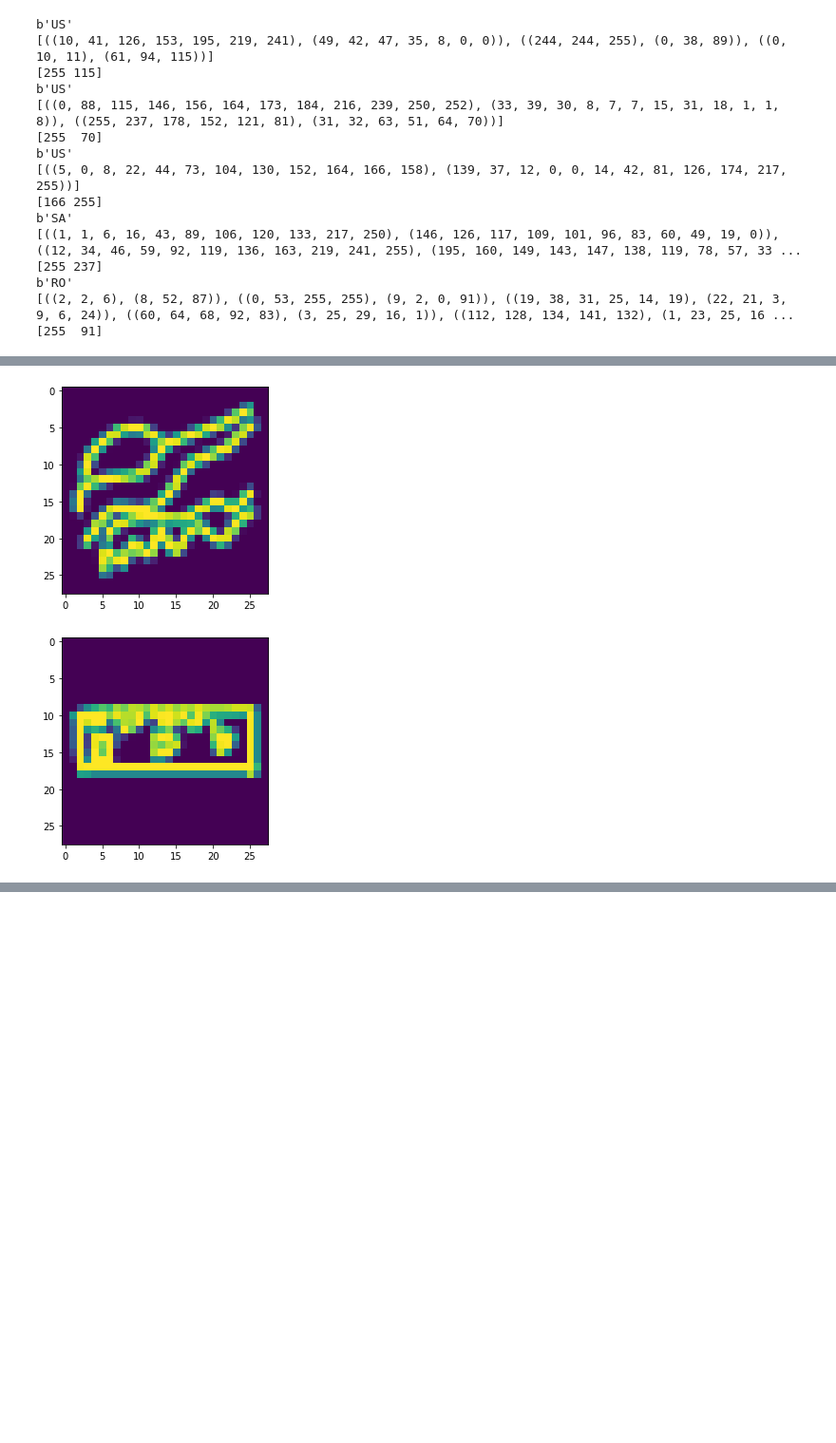
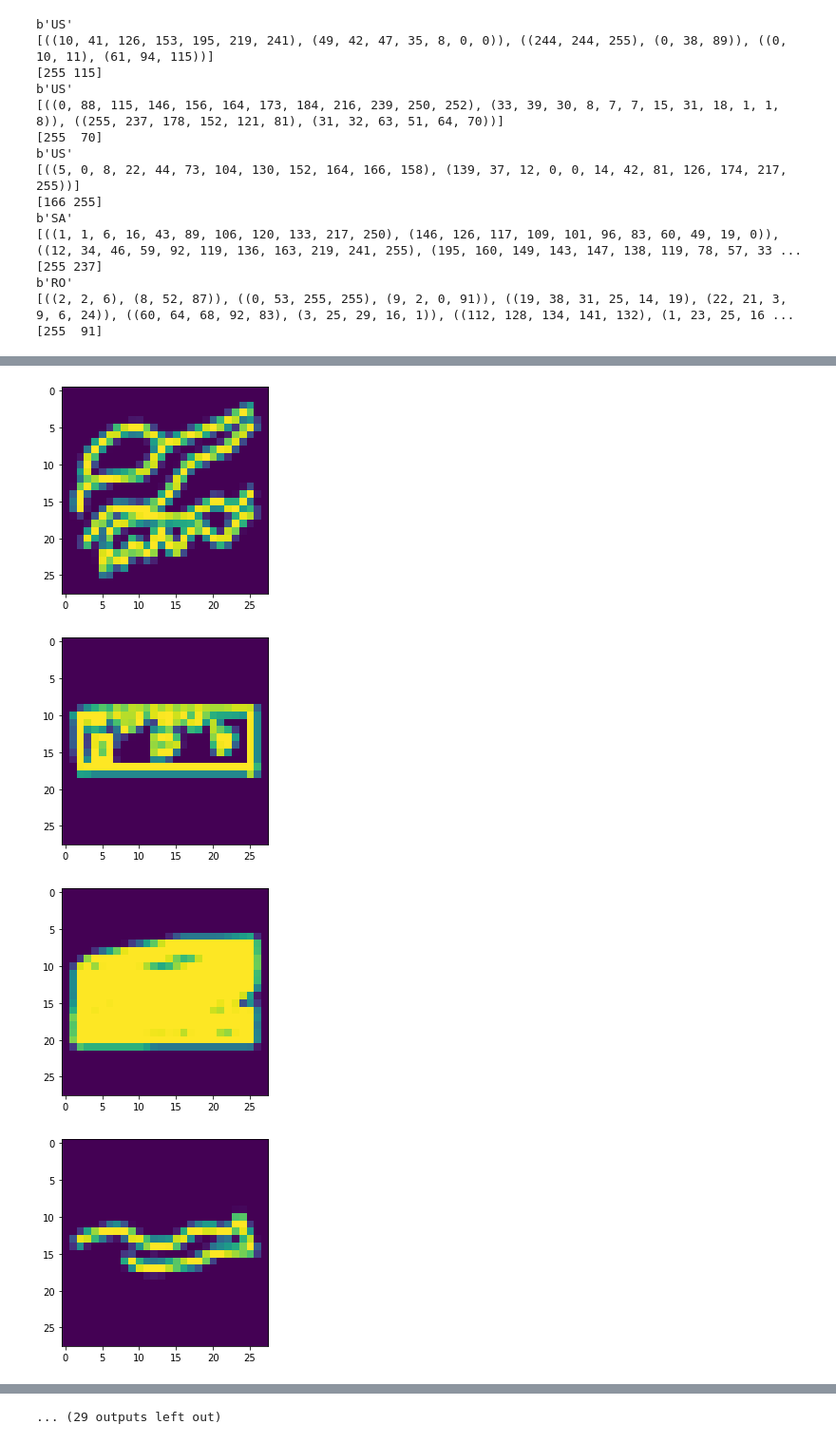
Before and after one commit to YangShen00/Let-s-Doodle, a Jupyter notebook: classifiers/dataset_playground.ipynb, the cells around one changed output, grey strips where cells are left out. Shown at 95% size. Saved outputs shown, nothing was run; the diff lists cells and outputs as text; code cells hidden in the pictures; blank space fills up the shorter version.

```diff
--- a/classifiers/dataset_playground.ipynb
+++ b/classifiers/dataset_playground.ipynb
@@ -57,12 +144,14 @@ b'RO'
 # %%
 raster_imgs = vector_to_raster(lst)
 # %%
-for img in raster_imgs:
+for img in all_imgs:
     plt.imshow(img.reshape([28,28]))
     plt.show()
 # %% [output]
 [figure]
 [figure]
 [figure]
 [figure]
 [figure]
+[figure, added]
+[figure, added]
@@ -69,3 +163,4 @@ for img in raster_imgs:
+... (29 outputs left out)
 # %%
 def open_ndjson(path: str) -> pd.DataFrame:
     """
```
Also changed, not shown: parts of 16 cells of this notebook, 1 other file.
